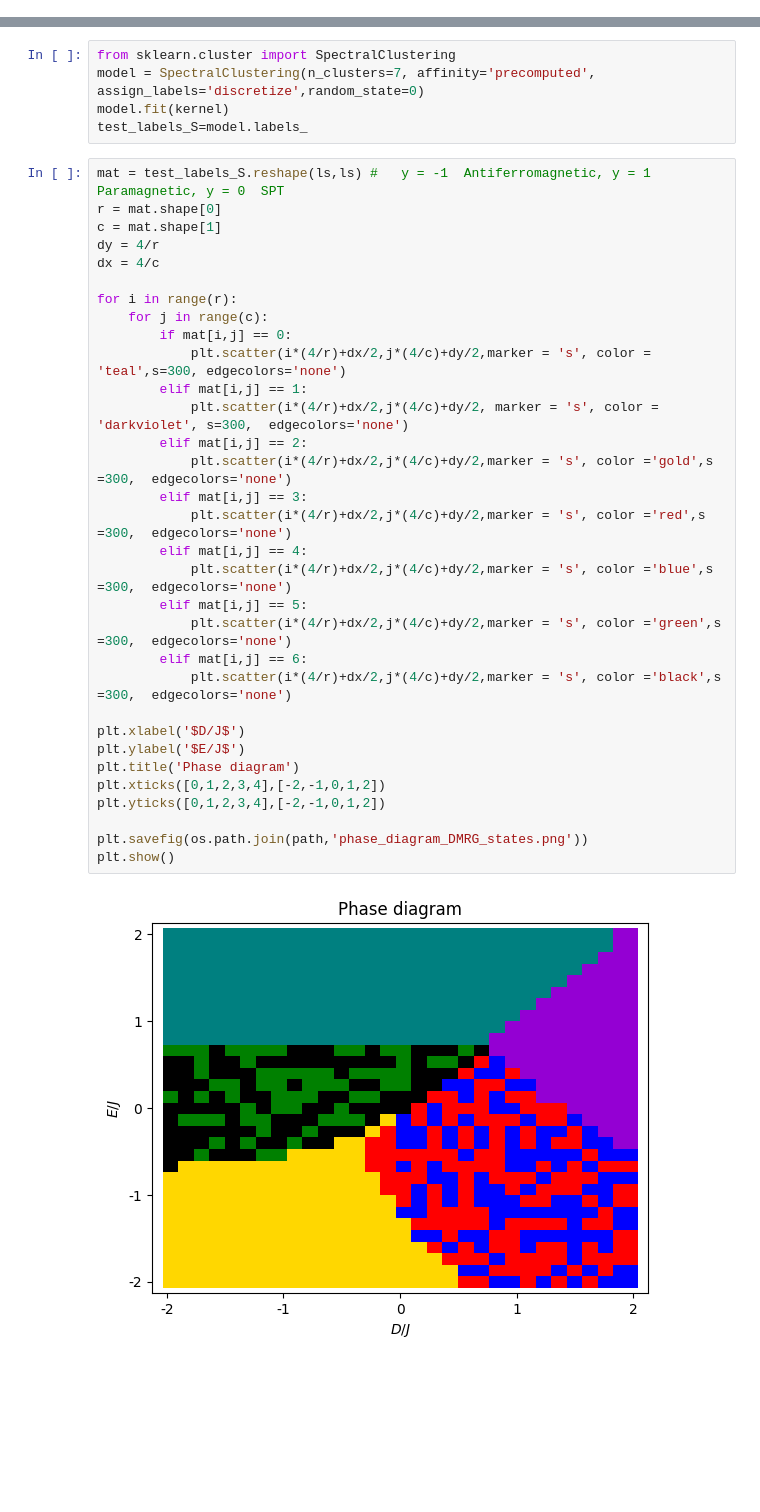
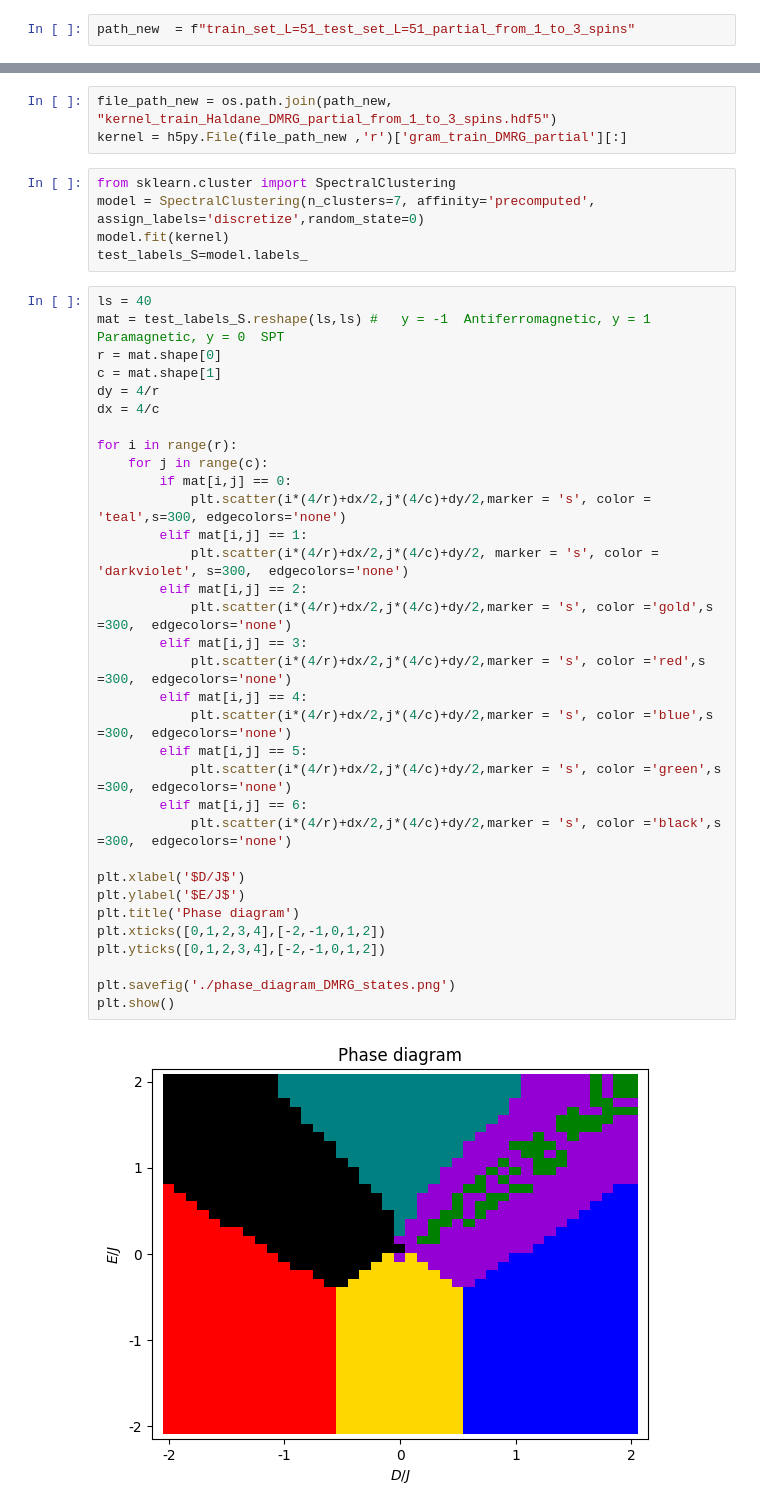
Before and after one commit to mehrankhosrojerdi/4th_project_with_UCL, a Jupyter notebook: unsupervised learning/Data Analysis.ipynb, the cells around one changed output, grey strips where cells are left out. Drawn from its saved outputs; the diff is of its cells as text; blank space fills up the shorter version.

```diff
--- a/unsupervised learning/Data Analysis.ipynb
+++ b/unsupervised learning/Data Analysis.ipynb
@@ -14,4 +14,6 @@ bond = 3 # resonable amount
 path  = f"/home/mehran/4th_project-Haldan_anisotropic/Unsupervised_learning/dataset_L={L}_bond={bond}_ls={ls}"
+# %%
+path_new  = f"train_set_L=51_test_set_L=51_partial_from_1_to_3_spins"
 # %%
 file_path_11 = os.path.join(path, "kernel_test_Haldane_11.hdf5")
 file_path_12 = os.path.join(path, "kernel_test_Haldane_12.hdf5")
@@ -23,42 +25,46 @@ res21 = h5py.File(file_path_21 ,'r')[' gram_matrix_DMRG_21'][:]
 res22 = h5py.File(file_path_22 ,'r')[' gram_matrix_DMRG_22'][:]
 kernel = np.block([[res11, res12],
                   [res21, res22]])
+# %%
+file_path_new = os.path.join(path_new, "kernel_train_Haldane_DMRG_partial_from_1_to_3_spins.hdf5")
+kernel = h5py.File(file_path_new ,'r')['gram_train_DMRG_partial'][:]
 # %%
 from sklearn.cluster import SpectralClustering
 model = SpectralClustering(n_clusters=7, affinity='precomputed', assign_labels='discretize',random_state=0)
 model.fit(kernel)
 test_labels_S=model.labels_
 # %%
+ls = 40
 mat = test_labels_S.reshape(ls,ls) #   y = -1  Antiferromagnetic, y = 1  Paramagnetic, y = 0  SPT
 r = mat.shape[0]
 c = mat.shape[1]
 dy = 4/r
 dx = 4/c
 
 for i in range(r):
     for j in range(c):
         if mat[i,j] == 0:
             plt.scatter(i*(4/r)+dx/2,j*(4/c)+dy/2,marker = 's', color = 'teal',s=300, edgecolors='none')
         elif mat[i,j] == 1:
             plt.scatter(i*(4/r)+dx/2,j*(4/c)+dy/2, marker = 's', color = 'darkviolet', s=300,  edgecolors='none')
         elif mat[i,j] == 2:
             plt.scatter(i*(4/r)+dx/2,j*(4/c)+dy/2,marker = 's', color ='gold',s =300,  edgecolors='none')
         elif mat[i,j] == 3:
             plt.scatter(i*(4/r)+dx/2,j*(4/c)+dy/2,marker = 's', color ='red',s =300,  edgecolors='none')
         elif mat[i,j] == 4:
             plt.scatter(i*(4/r)+dx/2,j*(4/c)+dy/2,marker = 's', color ='blue',s =300,  edgecolors='none')
         elif mat[i,j] == 5:
             plt.scatter(i*(4/r)+dx/2,j*(4/c)+dy/2,marker = 's', color ='green',s =300,  edgecolors='none')
         elif mat[i,j] == 6:
             plt.scatter(i*(4/r)+dx/2,j*(4/c)+dy/2,marker = 's', color ='black',s =300,  edgecolors='none')
 
 plt.xlabel('$D/J$')
 plt.ylabel('$E/J$')
 plt.title('Phase diagram')
 plt.xticks([0,1,2,3,4],[-2,-1,0,1,2])
 plt.yticks([0,1,2,3,4],[-2,-1,0,1,2])
 
-plt.savefig(os.path.join(path,'phase_diagram_DMRG_states.png'))
+plt.savefig('./phase_diagram_DMRG_states.png')
 plt.show()
 # %% [output]
-[figure, old version]
+[figure, new version]
```
Also changed, not shown: parts of 1 cell of this notebook, 10 other files.
